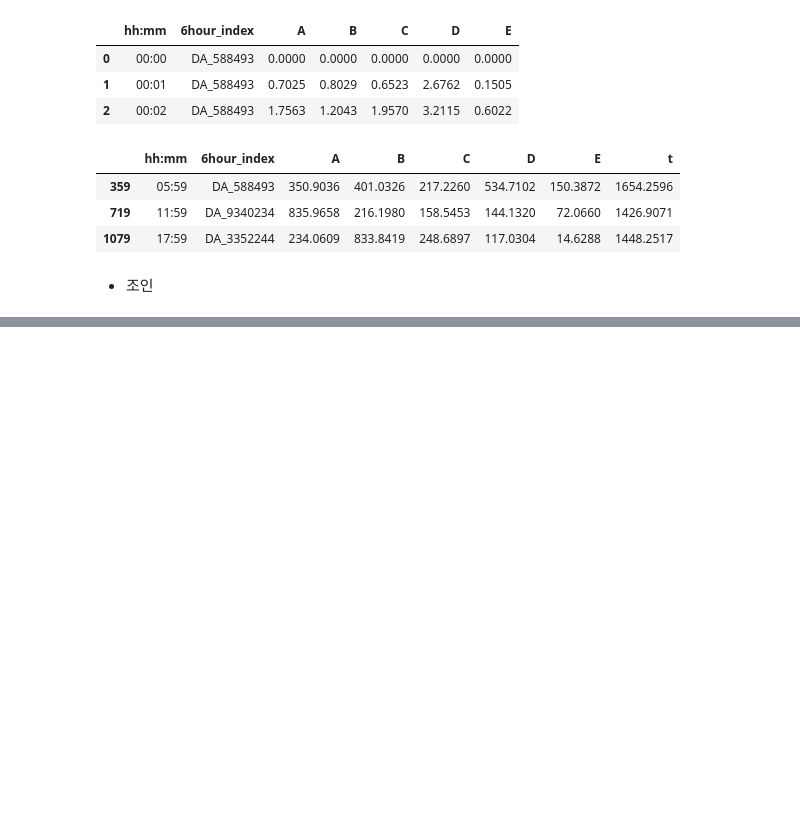
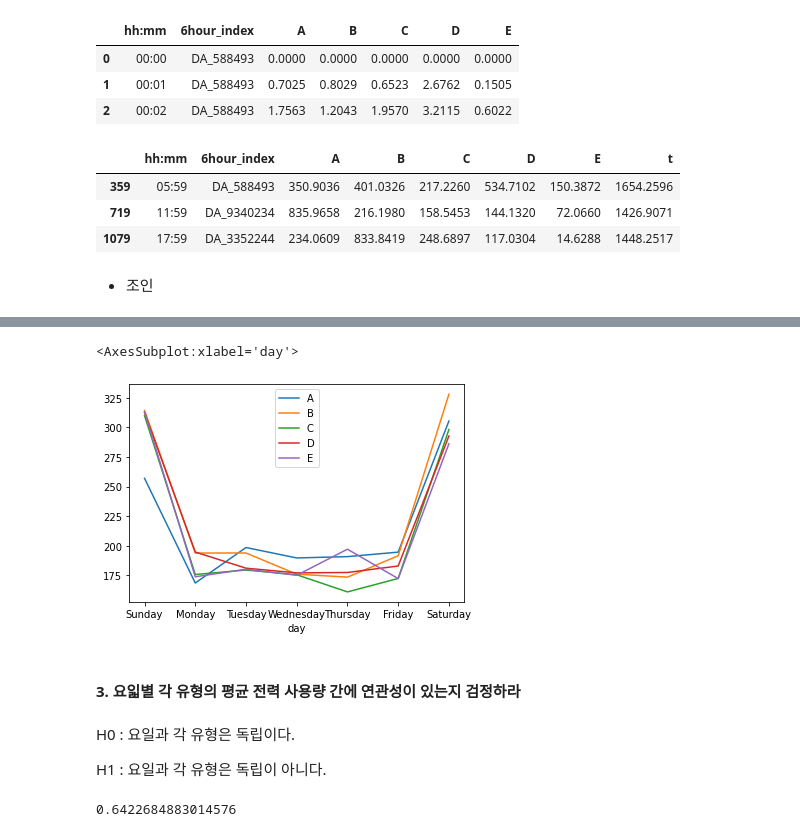
Before and after one commit to teng-ny/ADPStudy, a Jupyter notebook: ADP시험복기/kaggle_15회/(15회) 2-1. 날짜데이터 처리_try2.ipynb, the cells around one changed output, grey strips where cells are left out. Saved outputs shown, nothing was run; the diff lists cells and outputs as text; code cells hidden in the pictures; blank space fills up the shorter version.

```diff
--- a/ADP시험복기/kaggle_15회/(15회) 2-1. 날짜데이터 처리_try2.ipynb
+++ b/ADP시험복기/kaggle_15회/(15회) 2-1. 날짜데이터 처리_try2.ipynb
@@ -57,0 +51,4 @@ zz
+# %%
+q=zz[zz['hh:mm'].isin(['05:59', '11:59', '17:59', '23:59'])].copy()
+q.loc[:, 'date']=q['time'].dt.strftime('%Y-%m')
+q.head(3)
@@ -57,0 +79,3 @@ zz
+# %%
+q['day']=q['time'].dt.day_name()
+q.head()
@@ -57,0 +89,18 @@ zz
+# %%
+daydf=q.groupby(['day']).mean().reindex(['Sunday', 'Monday', 'Tuesday', 'Wednesday','Thursday','Friday','Saturday'])
+daydf.plot()
+# %% [output]
+<AxesSubplot:xlabel='day'>
+[figure, added]
+# %% [markdown]
+#### 3. 요읿별 각 유형의 평균 전력 사용량 간에 연관성이 있는지 검정하라
+# %% [markdown]
+H0 : 요일과 각 유형은 독립이다.
+
+H1 : 요일과 각 유형은 독립이 아니다.
+# %%
+from scipy.stats import chi2_contingency
+chi2, p, dof, ef=chi2_contingency(daydf, correction=False)
+p
+# %% [output]
+0.6422684883014576
```
Also changed, not shown: parts of 14 cells of this notebook.
